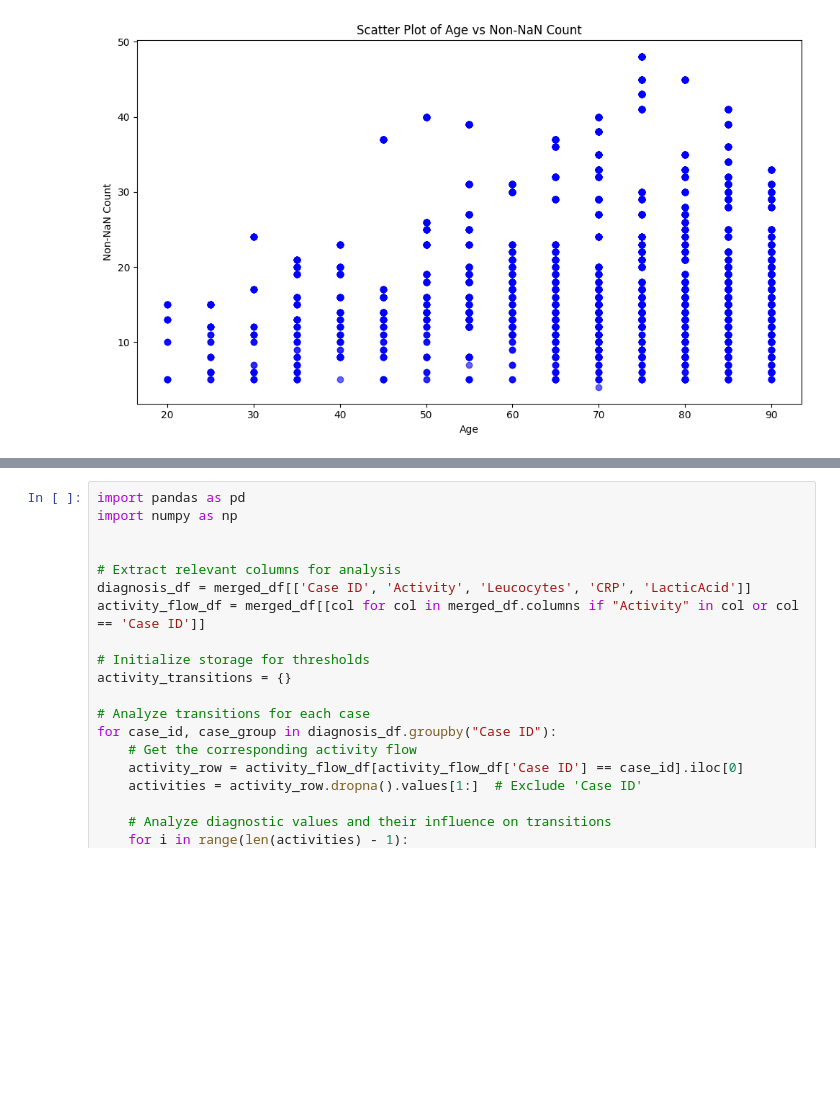
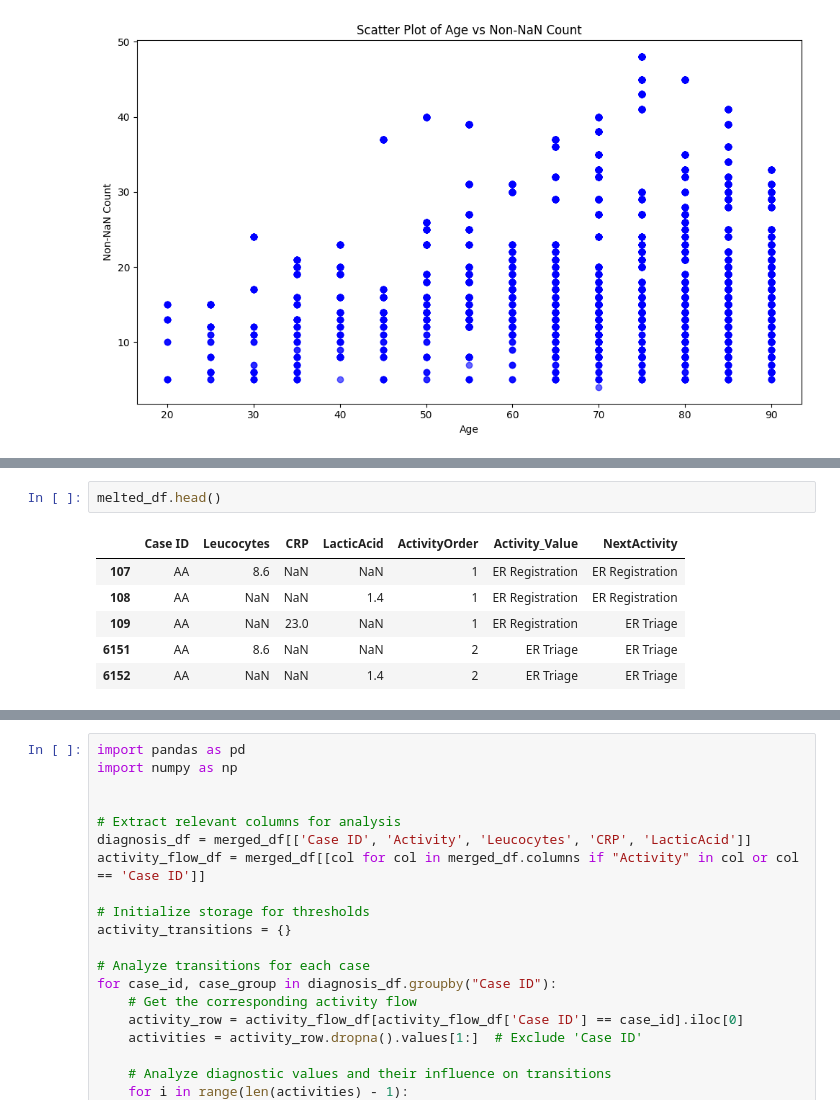
Before and after one commit to mohdkashifansari/Process_Analytics, a Jupyter notebook: model.ipynb, the cells around one changed output, grey strips where cells are left out. Saved outputs shown, nothing was run; the diff lists cells and outputs as text; blank space fills up the shorter version.

```diff
--- a/model.ipynb
+++ b/model.ipynb
@@ -455,0 +520,9 @@ plt.show()
+# %%
+melted_df.head()
+# %% [output]
+|  | Case ID | Leucocytes | CRP | LacticAcid | ActivityOrder | Activity_Value | NextActivity |
+| 107 | AA | 8.6 | NaN | NaN | 1 | ER Registration | ER Registration |
+| 108 | AA | NaN | NaN | 1.4 | 1 | ER Registration | ER Registration |
+| 109 | AA | NaN | 23.0 | NaN | 1 | ER Registration | ER Triage |
+| 6151 | AA | 8.6 | NaN | NaN | 2 | ER Triage | ER Triage |
+| 6152 | AA | NaN | NaN | 1.4 | 2 | ER Triage | ER Triage |
```
Also changed, not shown: parts of 9 cells of this notebook.
